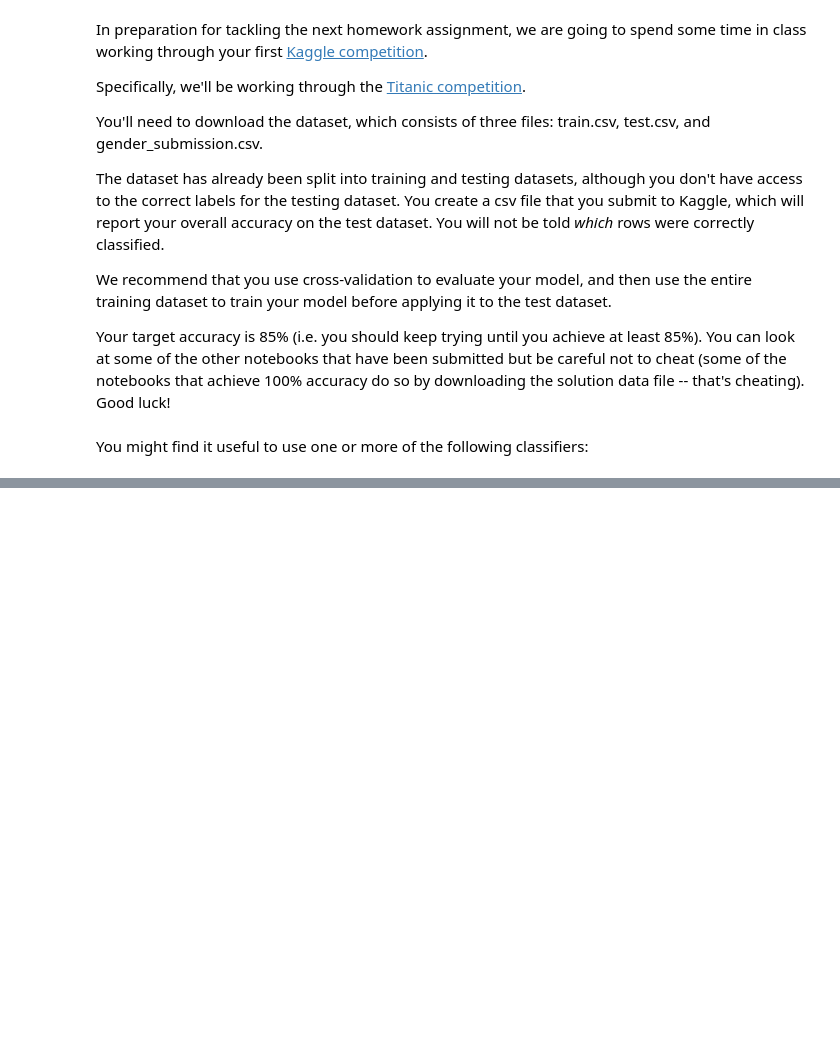
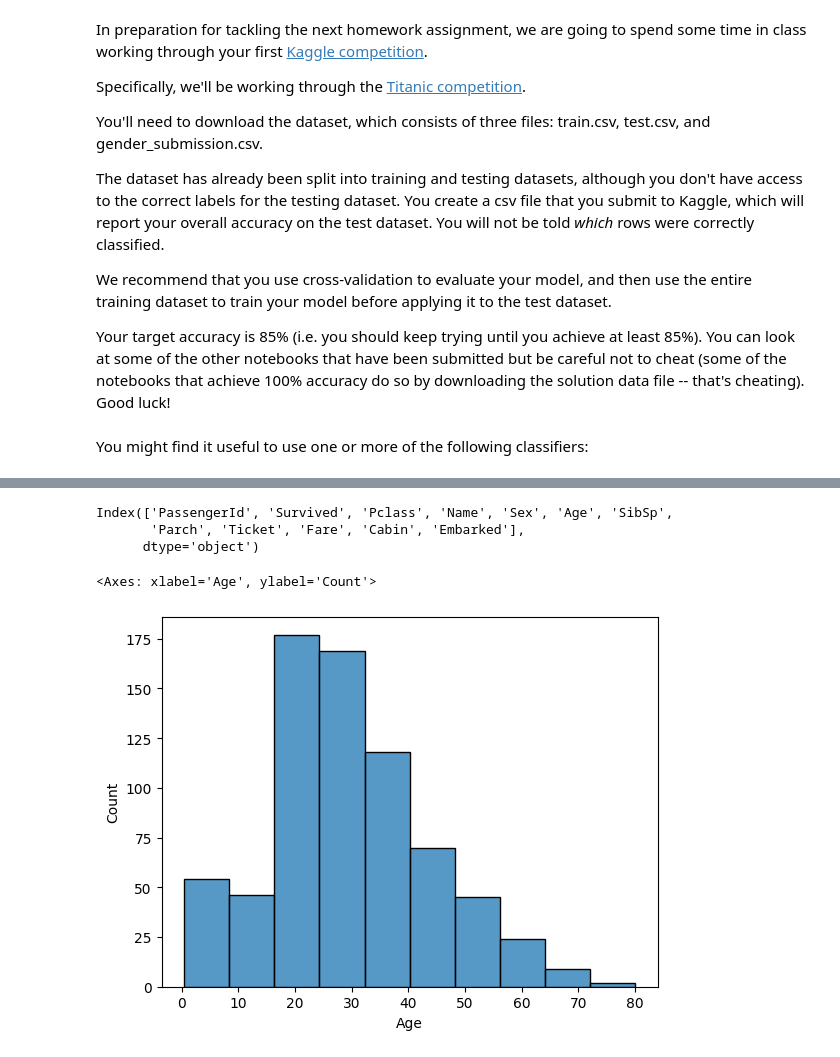
Before and after one commit to Mattcalcaterra/si618classwork, a Jupyter notebook: inclass/SI_618_Day_11_Classification_Inclass.ipynb, the cells around one changed output, grey strips where cells are left out. Drawn from its saved outputs; the diff is of its cells as text; code cells hidden in the pictures; blank space fills up the shorter version.

```diff
--- a/inclass/SI_618_Day_11_Classification_Inclass.ipynb
+++ b/inclass/SI_618_Day_11_Classification_Inclass.ipynb
@@ -254,2 +460,7 @@ classifiers = [
 # %%
 # start by loading in the dataset and conducting some basic EDA
+train_df = pd.read_csv("../data/titanic_data/train.csv")
+test_df = pd.read_csv("../data/titanic_data/test.csv")
+gender_submission_df = pd.read_csv(
+    "../data/titanic_data/gender_submission.csv"
+)
@@ -257,0 +485,11 @@ classifiers = [
+# %%
+train_df.columns
+# %% [output]
+Index(['PassengerId', 'Survived', 'Pclass', 'Name', 'Sex', 'Age', 'SibSp',
+       'Parch', 'Ticket', 'Fare', 'Cabin', 'Embarked'],
+      dtype='object')
+# %%
+sns.histplot(data=train_df, x="Age", bins=10)
+# %% [output]
+<Axes: xlabel='Age', ylabel='Count'>
+[figure, added]
```
Also changed, not shown: parts of 40 cells of this notebook, 3 other files.
